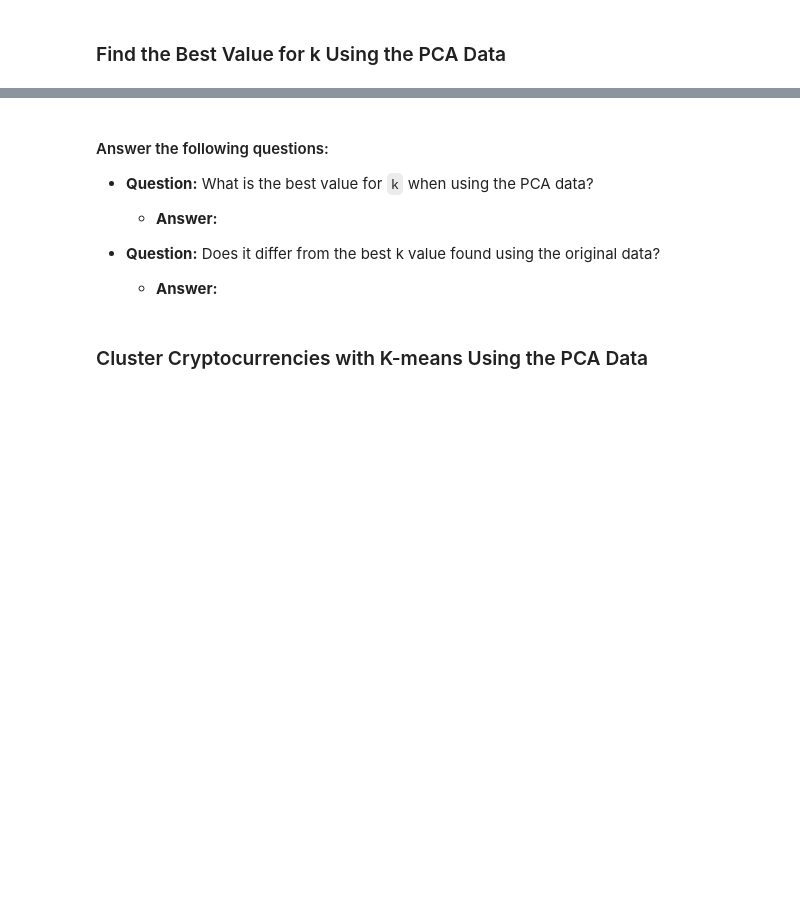
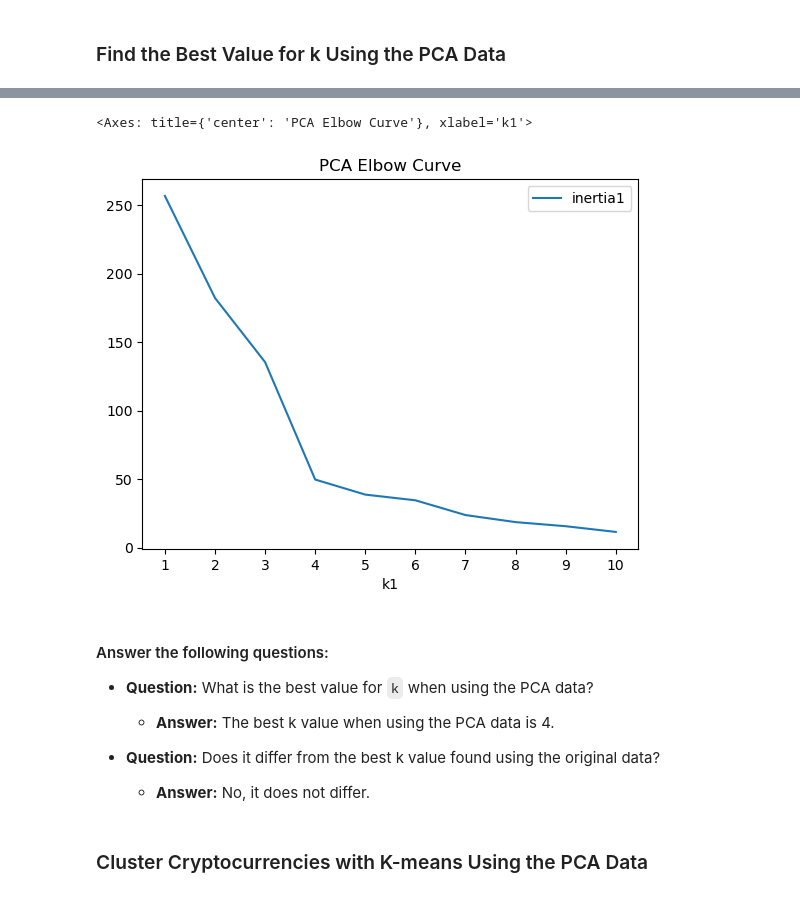
Before and after one commit to kerekspinney/CryptoClustering, a Jupyter notebook: Starter_Code/Crypto_Clustering.ipynb, the cells around one changed output, grey strips where cells are left out. Drawn from its saved outputs; the diff is of its cells as text; code cells hidden in the pictures; blank space fills up the shorter version.

```diff
--- a/Starter_Code/Crypto_Clustering.ipynb
+++ b/Starter_Code/Crypto_Clustering.ipynb
@@ -209,0 +280,39 @@ scaled_df.head()
+# %%
+# Create a list with the number of k-values to try
+# Use a range from 1 to 11
+k = list(range(1,11))
+
+# Create an empty list to store the inertia values
+inertia = []
+
+# Create a for loop to compute the inertia with each possible value of k
+# Inside the loop:
+# 1. Create a KMeans model using the loop counter for the n_clusters
+# 2. Fit the model to the data using the scaled DataFrame
+# 3. Append the model.inertia_ to the inertia list
+
+for i in k:
+    k_model = KMeans(n_clusters=i, n_init='auto', random_state=1)
+    k_model.fit(scaled_df)
+    inertia.append(k_model.inertia_)
+
+
+# Create a new DataFrame with the PCA data.
+# Note: The code for this step is provided for you
+
+
+# Creating a DataFrame with the PCA data
+pca_df = pd.DataFrame(pca_data, columns=['PCA1', 'PCA2', 'PCA3'])
+
+# Copy the crypto names from the original data
+scaled_index = market_data_df.index
+pca_df['coin_id'] = scaled_index
+
+# Set the coinid column as index & display sample data.
+pca_df.set_index('coin_id')
+
+pca_df = pca_df.set_index(pca_df['coin_id'])
+del pca_df['coin_id']
+
+# Display sample data
+pca_df.head()
@@ -210,16 +327,20 @@ scaled_df.head()
 # %%
 # Plot a line chart with all the inertia values computed with
 # the different values of k to visually identify the optimal value for k.
+pca_elbow_df.plot.line(x='k1', y='inertia1', title ='PCA Elbow Curve', xticks =k )
+# %% [output]
+<Axes: title={'center': 'PCA Elbow Curve'}, xlabel='k1'>
+[figure, added]
 # %% [markdown]
 #### Answer the following questions:
 * **Question:** What is the best value for `k` when using the PCA data?
 
-  * **Answer:**
+  * **Answer:** The best k value when using the PCA data is 4.
 
 
 * **Question:** Does it differ from the best k value found using the original data?
 
-  * **Answer:**
+  * **Answer:** No, it does not differ.
 # %% [markdown]
 ### Cluster Cryptocurrencies with K-means Using the PCA Data
 # %%
```
Also changed, not shown: parts of 18 cells of this notebook.
